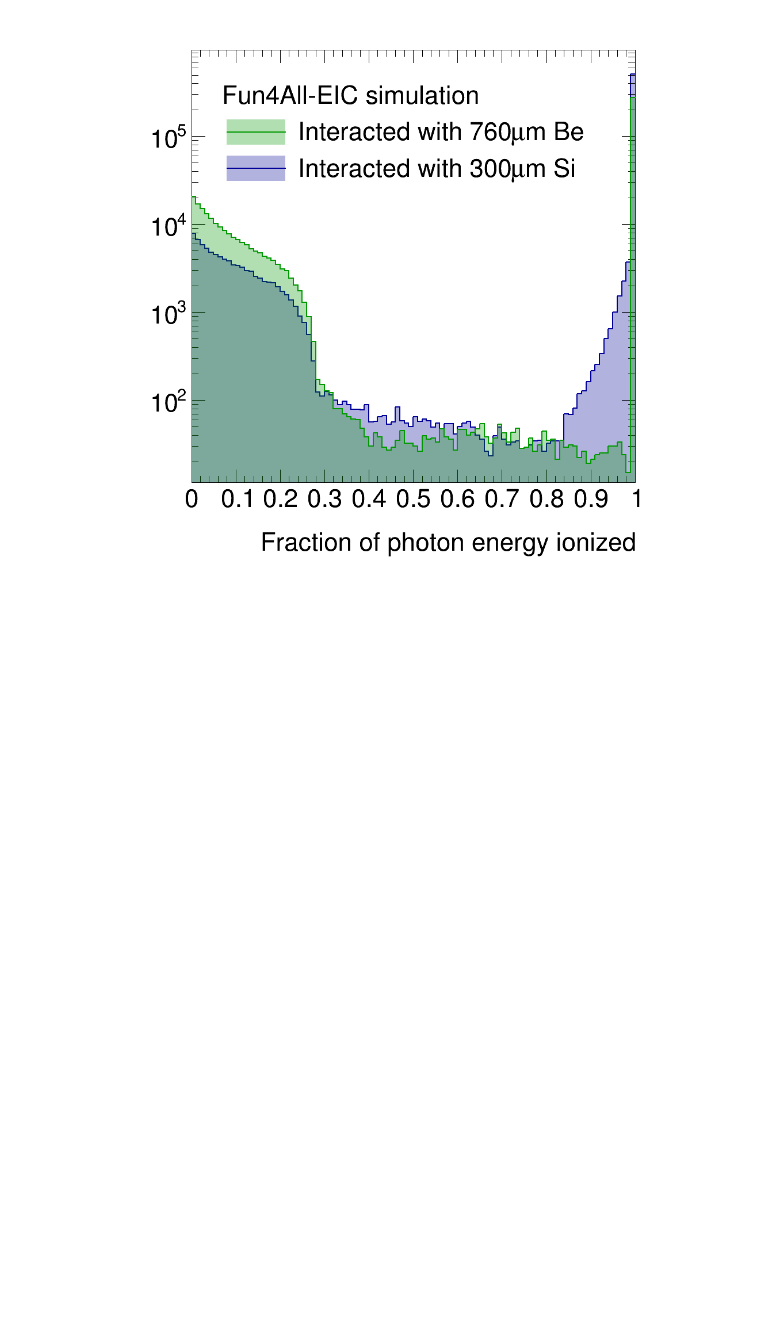
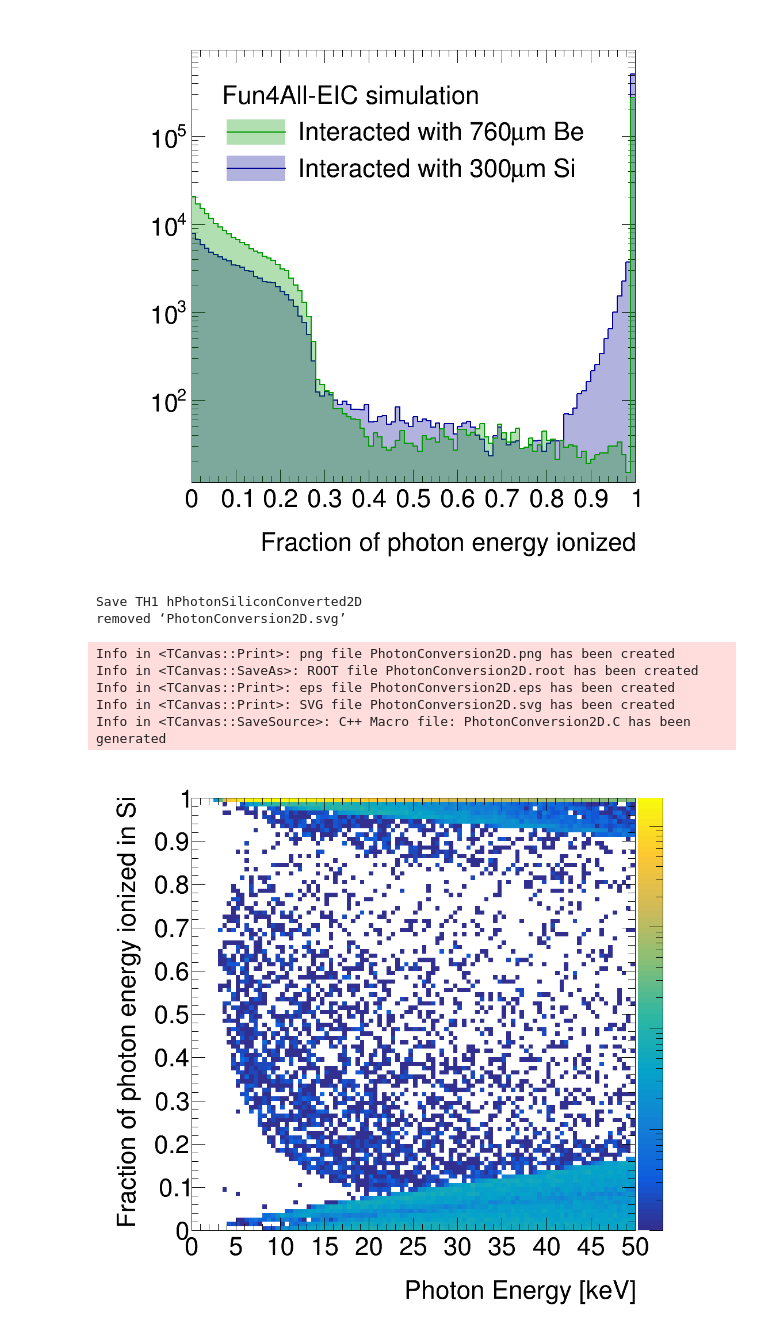
Before and after one commit to mumuustc/macros, a Jupyter notebook: macros/g4simulations/PhotonConversion.ipynb, the cells around one changed output. Cells and saved outputs as stored; diff of their text form; code cells hidden in the pictures; blank space fills up the shorter version.

Commit message:
conversion analysis 2D

```diff
--- a/macros/g4simulations/PhotonConversion.ipynb
+++ b/macros/g4simulations/PhotonConversion.ipynb
@@ -154,3 +154,40 @@ Info in <TCanvas::Print>: eps file PhotonConversion.eps has been created
 Info in <TCanvas::Print>: SVG file PhotonConversion.svg has been created
 Info in <TCanvas::SaveSource>: C++ Macro file: PhotonConversion.C has been generated
 [figure]
+# %%
+hPhotonSiliconConverted2D = ROOT.TH2D('hPhotonSiliconConverted2D', ';Photon Energy [keV];Fraction of photon energy ionized in Si', 100, 0, 50, 100, 0, 1);
+
+T.Draw('Sum$(G4HIT_SVTX.eion)*1e6/PhotonkeV:PhotonkeV >> hPhotonSiliconConverted2D','n_G4HIT_SVTX>0',"goff");
+# %%
+c1 = ROOT.TCanvas( 'PhotonConversion2D', 'PhotonConversion2D', 1000, 1000)
+c1.Divide(1, 1);
+idx = 1;
+
+p = c1.cd(idx);
+idx = idx + 1;
+c1.Update();
+p.SetLogz();
+# p.SetRightMargin(.4);
+
+# hAllPhoton.GetYaxis().SetRangeUser(0, hAllPhoton.GetMaximum()*1.6);
+
+hPhotonSiliconConverted2D.Draw("COLZ");
+
+
+# leg = ROOT.TLegend(.2, .7, .8, .9,   "Fun4All-EIC simulation");
+# leg.AddEntry(hPhotonBe, "Interacted with 760#mum Be", "lf");
+# leg.AddEntry(hPhotonSilicon, "Interacted with 300#mum Si", "lf");
+# leg.Draw();
+
+c1.Draw()
+
+ROOT.SaveCanvas(c1,'PhotonConversion2D', True);
+# %% [output]
+Save TH1 hPhotonSiliconConverted2D
+removed ‘PhotonConversion2D.svg’
+Info in <TCanvas::Print>: png file PhotonConversion2D.png has been created
+Info in <TCanvas::SaveAs>: ROOT file PhotonConversion2D.root has been created
+Info in <TCanvas::Print>: eps file PhotonConversion2D.eps has been created
+Info in <TCanvas::Print>: SVG file PhotonConversion2D.svg has been created
+Info in <TCanvas::SaveSource>: C++ Macro file: PhotonConversion2D.C has been generated
+[figure, added]
```
Also changed, not shown: parts of 4 cells of this notebook, 12 other files.
